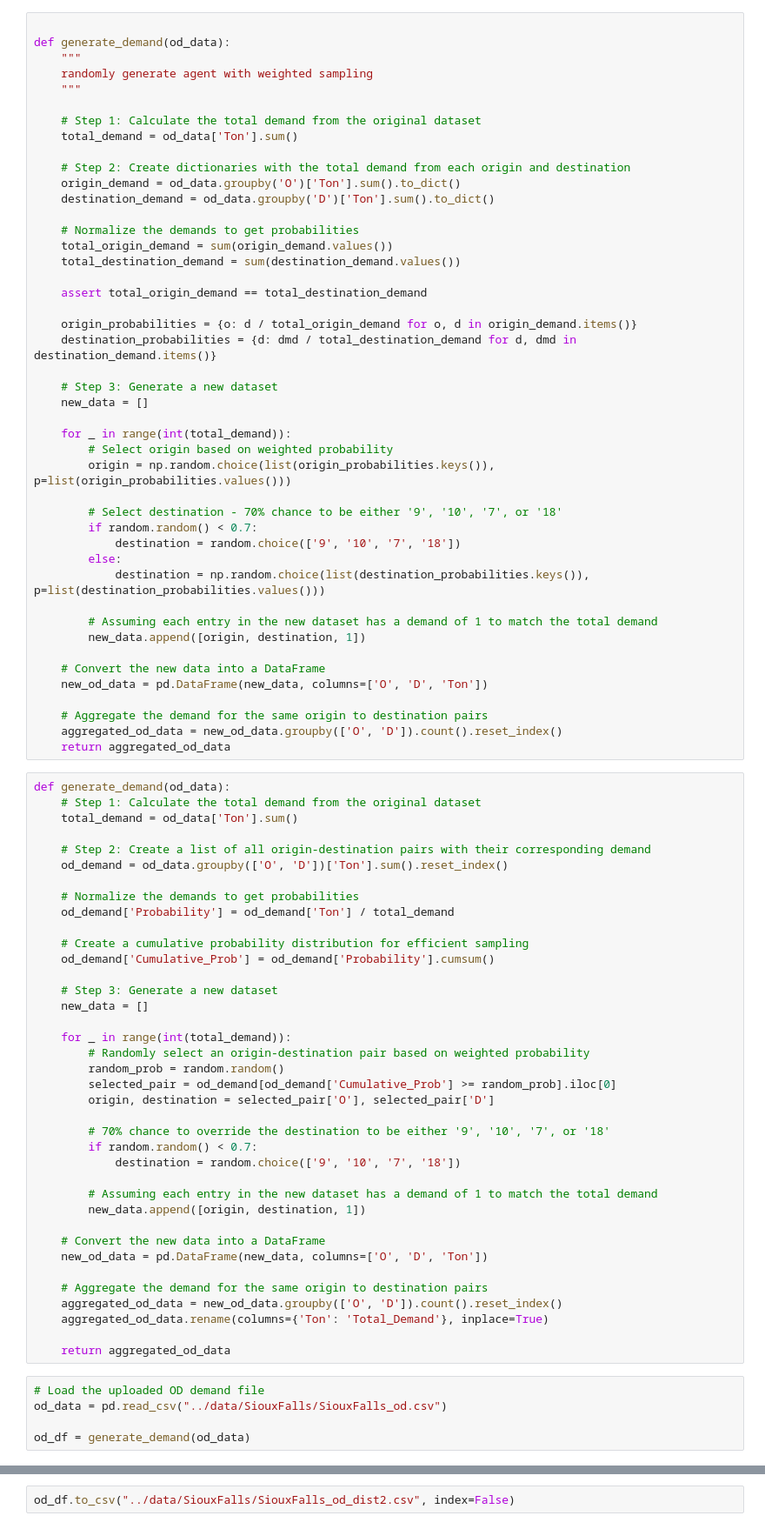
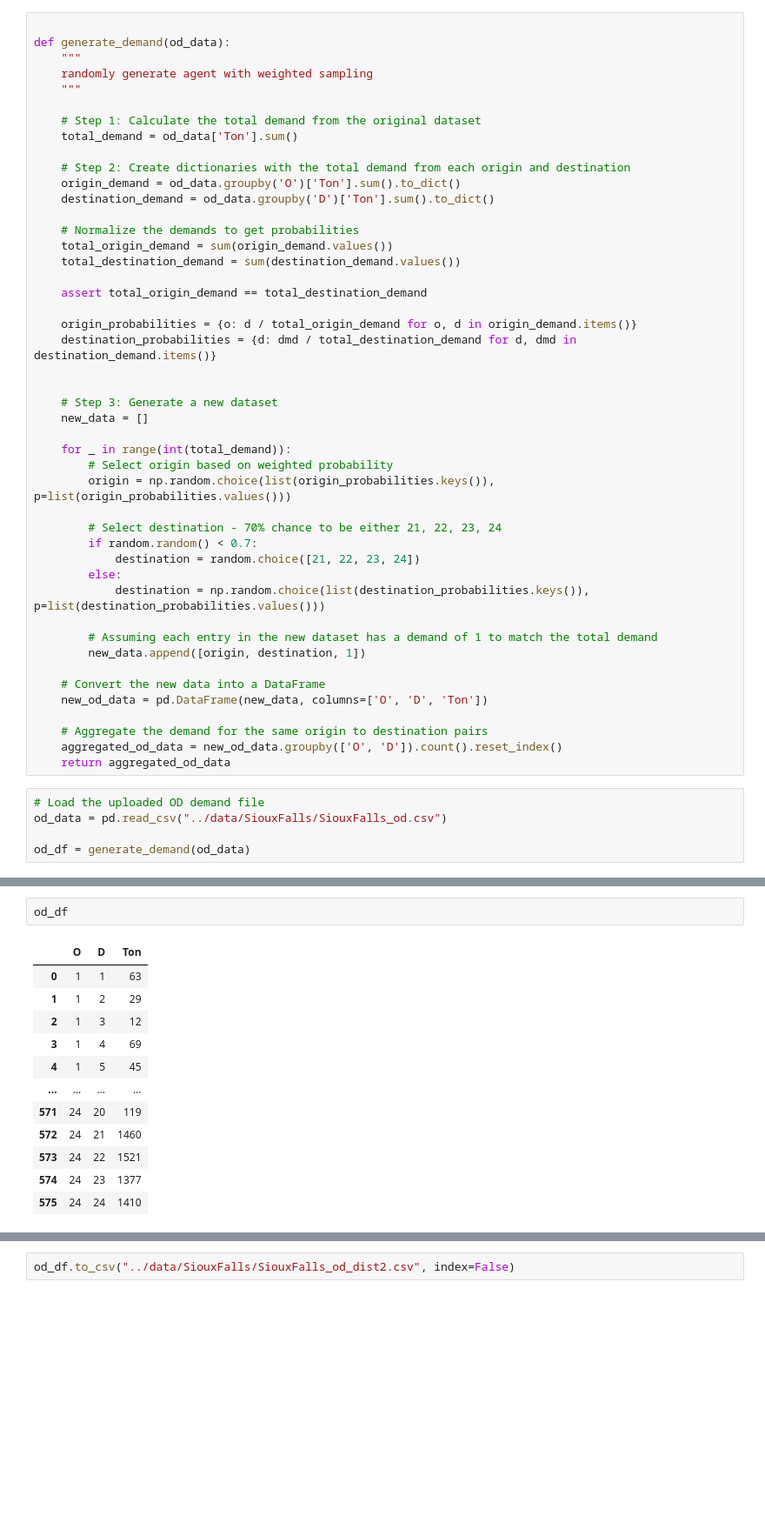
Before and after one commit to youngseo-Kim/MoD_pricing, a Jupyter notebook: src/generate_demand.ipynb, the cells around one changed output, grey strips where cells are left out. Shown at 87% size. Cells and saved outputs as stored; diff of their text form; blank space fills up the shorter version.

```diff
--- a/src/generate_demand.ipynb
+++ b/src/generate_demand.ipynb
@@ -25,6 +25,7 @@ def generate_demand(od_data):
     origin_probabilities = {o: d / total_origin_demand for o, d in origin_demand.items()}
     destination_probabilities = {d: dmd / total_destination_demand for d, dmd in destination_demand.items()}
 
+
     # Step 3: Generate a new dataset
     new_data = []
 
@@ -32,9 +33,9 @@ def generate_demand(od_data):
         # Select origin based on weighted probability
         origin = np.random.choice(list(origin_probabilities.keys()), p=list(origin_probabilities.values()))
 
-        # Select destination - 70% chance to be either '9', '10', '7', or '18'
+        # Select destination - 70% chance to be either 21, 22, 23, 24
         if random.random() < 0.7:
-            destination = random.choice(['9', '10', '7', '18'])
+            destination = random.choice([21, 22, 23, 24])
         else:
             destination = np.random.choice(list(destination_probabilities.keys()), p=list(destination_probabilities.values()))
 
@@ -47,44 +48,6 @@ def generate_demand(od_data):
     # Aggregate the demand for the same origin to destination pairs
     aggregated_od_data = new_od_data.groupby(['O', 'D']).count().reset_index()
     return aggregated_od_data
-# %%
-def generate_demand(od_data):
-    # Step 1: Calculate the total demand from the original dataset
-    total_demand = od_data['Ton'].sum()
-
-    # Step 2: Create a list of all origin-destination pairs with their corresponding demand
-    od_demand = od_data.groupby(['O', 'D'])['Ton'].sum().reset_index()
-
-    # Normalize the demands to get probabilities
-    od_demand['Probability'] = od_demand['Ton'] / total_demand
-
-    # Create a cumulative probability distribution for efficient sampling
-    od_demand['Cumulative_Prob'] = od_demand['Probability'].cumsum()
-
-    # Step 3: Generate a new dataset
-    new_data = []
-
-    for _ in range(int(total_demand)):
-        # Randomly select an origin-destination pair based on weighted probability
-        random_prob = random.random()
-        selected_pair = od_demand[od_demand['Cumulative_Prob'] >= random_prob].iloc[0]
-        origin, destination = selected_pair['O'], selected_pair['D']
-
-        # 70% chance to override the destination to be either '9', '10', '7', or '18'
-        if random.random() < 0.7:
-            destination = random.choice(['9', '10', '7', '18'])
-
-        # Assuming each entry in the new dataset has a demand of 1 to match the total demand
-        new_data.append([origin, destination, 1])
-
-    # Convert the new data into a DataFrame
-    new_od_data = pd.DataFrame(new_data, columns=['O', 'D', 'Ton'])
-
-    # Aggregate the demand for the same origin to destination pairs
-    aggregated_od_data = new_od_data.groupby(['O', 'D']).count().reset_index()
-    aggregated_od_data.rename(columns={'Ton': 'Total_Demand'}, inplace=True)
-
-    return aggregated_od_data
 # %%
 # Load the uploaded OD demand file
 od_data = pd.read_csv("../data/SiouxFalls/SiouxFalls_od.csv")
@@ -96,0 +56,15 @@ len(od_df)
+# %%
+od_df
+# %% [output]
+|  | O | D | Ton |
+| 0 | 1 | 1 | 63 |
+| 1 | 1 | 2 | 29 |
+| 2 | 1 | 3 | 12 |
+| 3 | 1 | 4 | 69 |
+| 4 | 1 | 5 | 45 |
+| ... | ... | ... | ... |
+| 571 | 24 | 20 | 119 |
+| 572 | 24 | 21 | 1460 |
+| 573 | 24 | 22 | 1521 |
+| 574 | 24 | 23 | 1377 |
+| 575 | 24 | 24 | 1410 |
```
Also changed, not shown: parts of 4 cells of this notebook, 3 other files.
